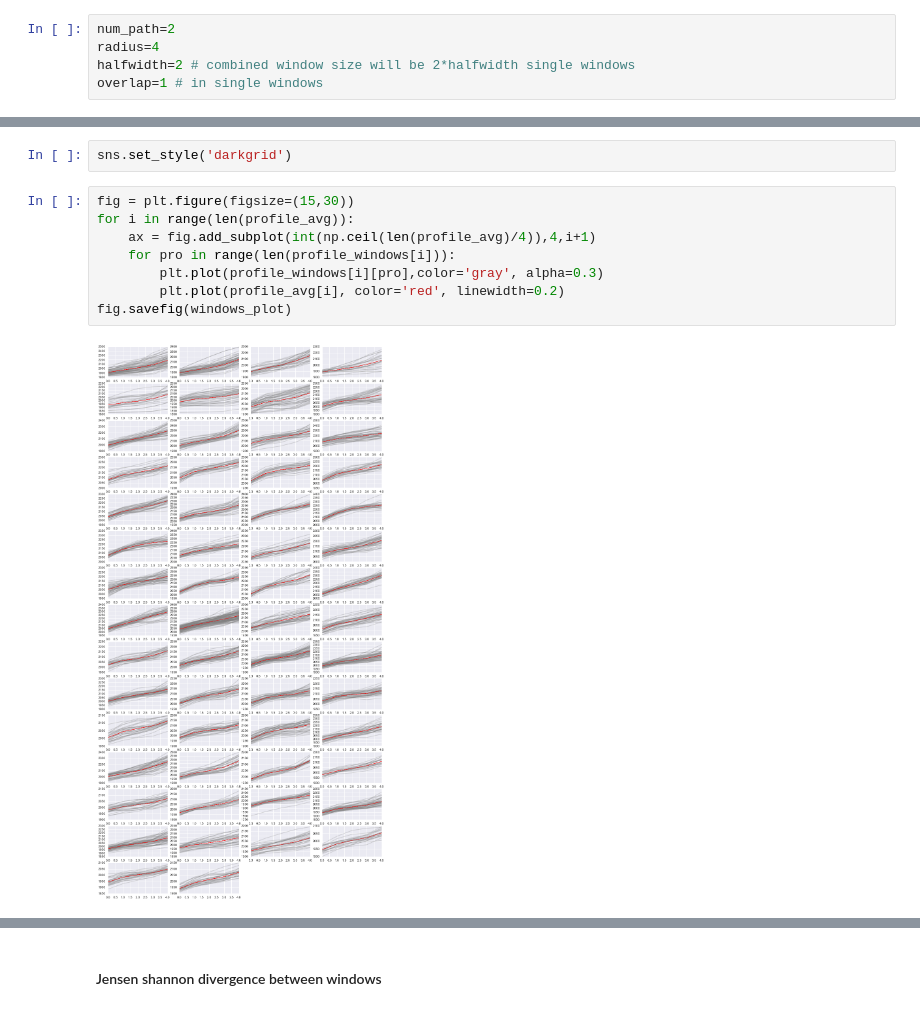
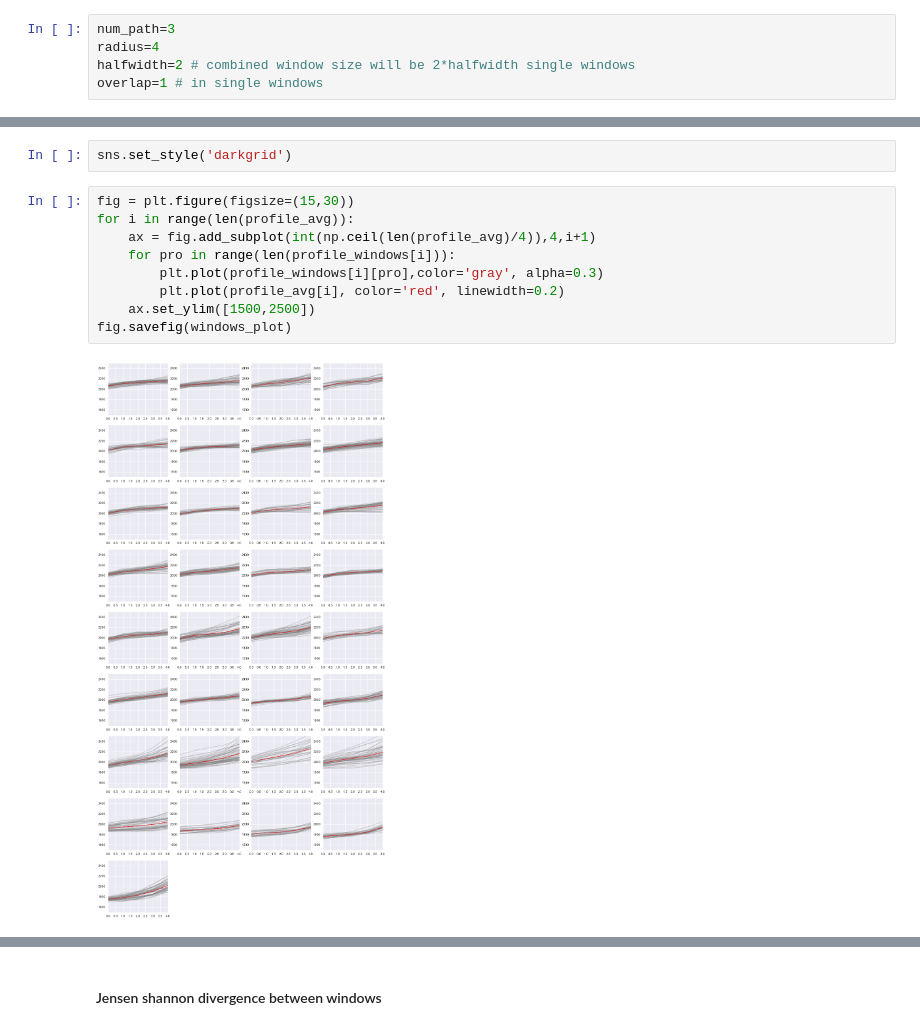
Before and after one commit to juhuntenburg/myelinconnect, a Jupyter notebook: notebooks/path_embedding_essential.ipynb, the cells around one changed output, grey strips where cells are left out. Saved outputs shown, nothing was run; the diff lists cells and outputs as text.

```diff
--- a/notebooks/path_embedding_essential.ipynb
+++ b/notebooks/path_embedding_essential.ipynb
@@ -123,7 +124,7 @@ G=graph_from_mesh(vertices, faces, edge_length=True)
 # %% [markdown]
 ### Path and windows
 # %%
-num_path=2
+num_path=3
 radius=4
 halfwidth=2 # combined window size will be 2*halfwidth single windows
 overlap=1 # in single windows
@@ -239,13 +240,14 @@ sns.set_style('darkgrid')
 # %%
 fig = plt.figure(figsize=(15,30))
 for i in range(len(profile_avg)):
     ax = fig.add_subplot(int(np.ceil(len(profile_avg)/4)),4,i+1)
     for pro in range(len(profile_windows[i])):
         plt.plot(profile_windows[i][pro],color='gray', alpha=0.3)
         plt.plot(profile_avg[i], color='red', linewidth=0.2)
+    ax.set_ylim([1500,2500])
 fig.savefig(windows_plot)
 # %% [output]
-[figure, old version]
+[figure, new version]
 # %%
 sns.set_style('white')
 alpha=0.7
```
Also changed, not shown: parts of 26 cells of this notebook, 9 other files.
